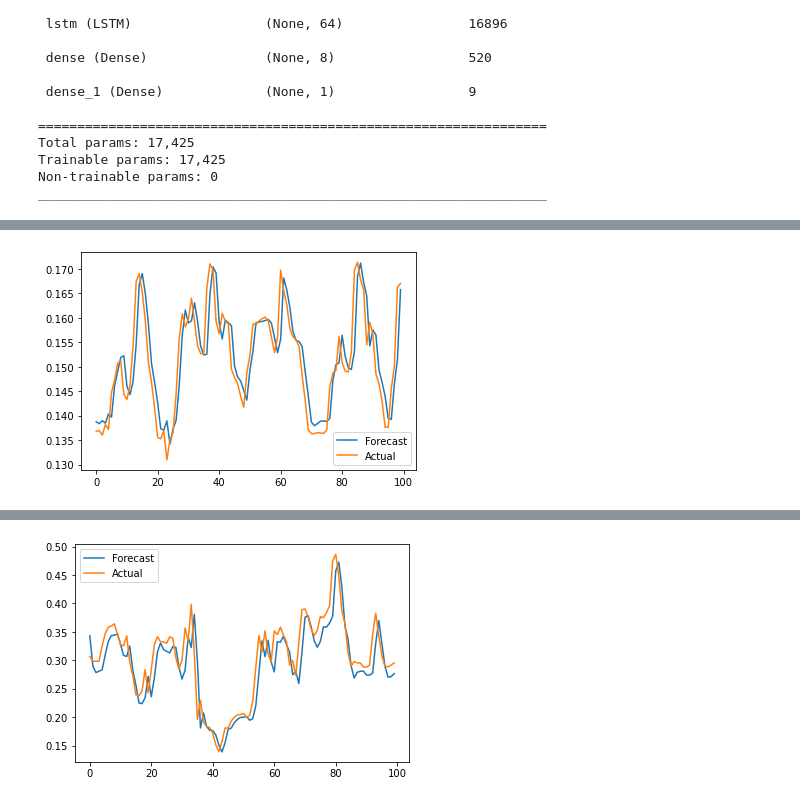
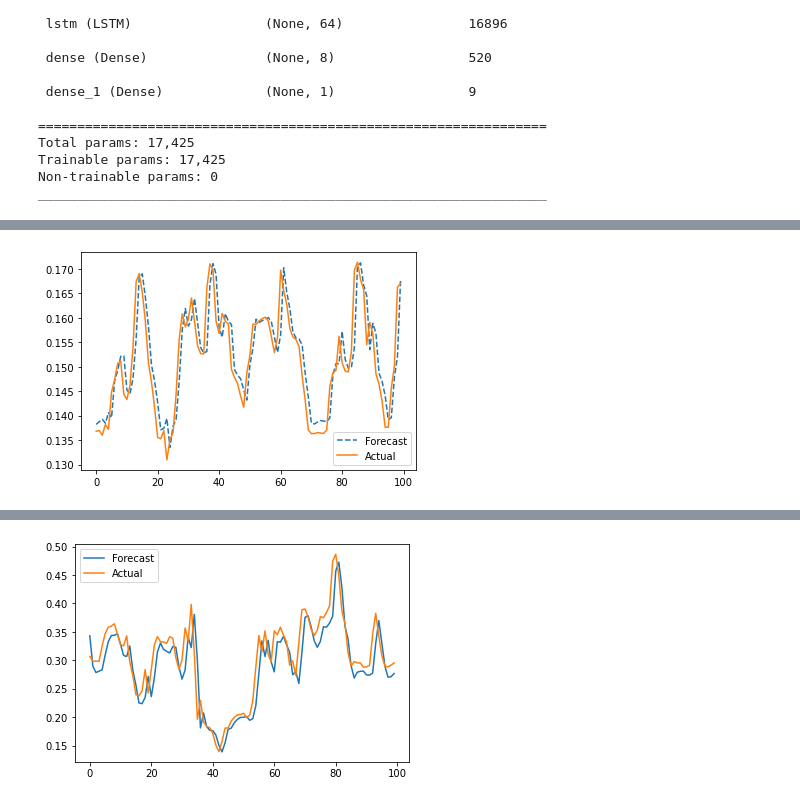
Before and after one commit to tomrigt/PPAnalytics, a Jupyter notebook: ML_epex.ipynb, the cells around one changed output, grey strips where cells are left out. Drawn from its saved outputs; the diff is of its cells as text; code cells hidden in the pictures.

```diff
--- a/ML_epex.ipynb
+++ b/ML_epex.ipynb
@@ -195,7 +195,7 @@ model_1 = load_model('model_1/')
 # Plot trained data & actuals
 train_predictions = model_1.predict(x_train).flatten()
 train_results = pd.DataFrame(data={'train predictions':train_predictions, 'actuals':y_train})
-plt.plot(train_results['train predictions'][:100], label="Forecast")
+plt.plot(train_results['train predictions'][:100], label="Forecast",linestyle='dashed')
 plt.plot(train_results['actuals'][:100], label="Actual")
 plt.legend()
 plt.show()
@@ -204,4 +204,4 @@ plt.show()
-[figure, old version]
+[figure, new version]
 # %%
 # Plot trained data & actuals
 test_predictions = model_1.predict(x_test).flatten()
```
Also changed, not shown: parts of 8 cells of this notebook.
